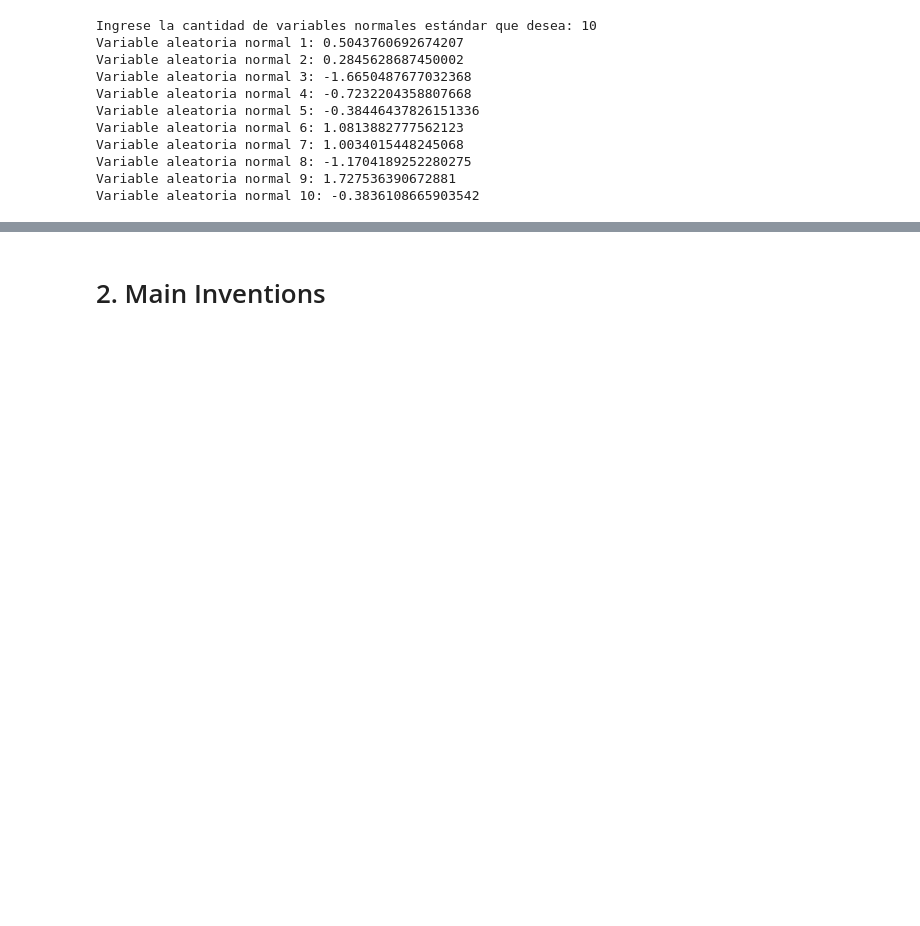
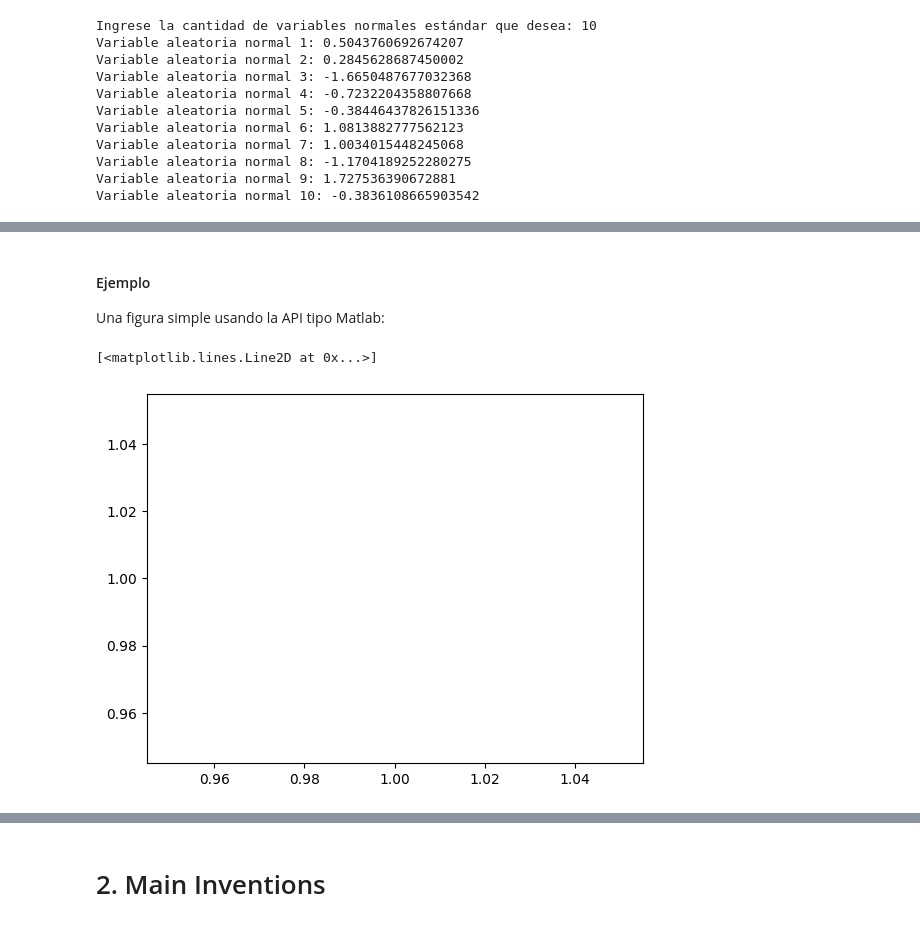
Before and after one commit to Tatoloops/PublicRepository, a Jupyter notebook: Python/Clase001.ipynb, the cells around one changed output, grey strips where cells are left out. Saved outputs shown, nothing was run; the diff lists cells and outputs as text; code cells hidden in the pictures; blank space fills up the shorter version.

```diff
--- a/Python/Clase001.ipynb
+++ b/Python/Clase001.ipynb
@@ -1268,0 +1298,9 @@ Variable aleatoria normal 10: -0.3836108665903542
+# %% [markdown]
+#### Ejemplo
+
+Una figura simple usando la API tipo Matlab:
+# %%
+plt.plot(1,1)
+# %% [output]
+[<matplotlib.lines.Line2D at 0x...>]
+[figure, added]
```
Also changed, not shown: parts of 82 cells of this notebook.
